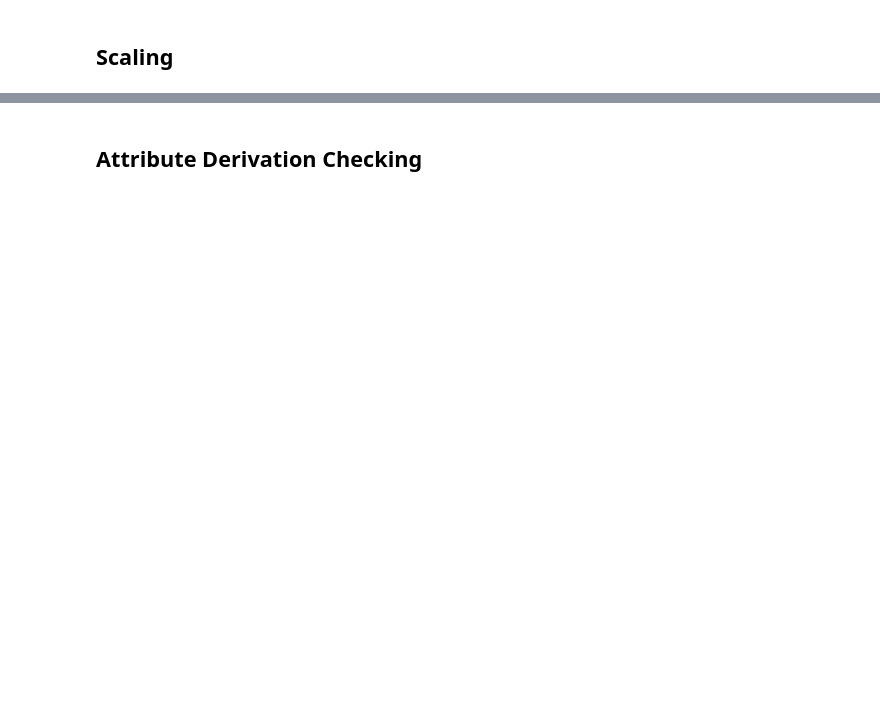
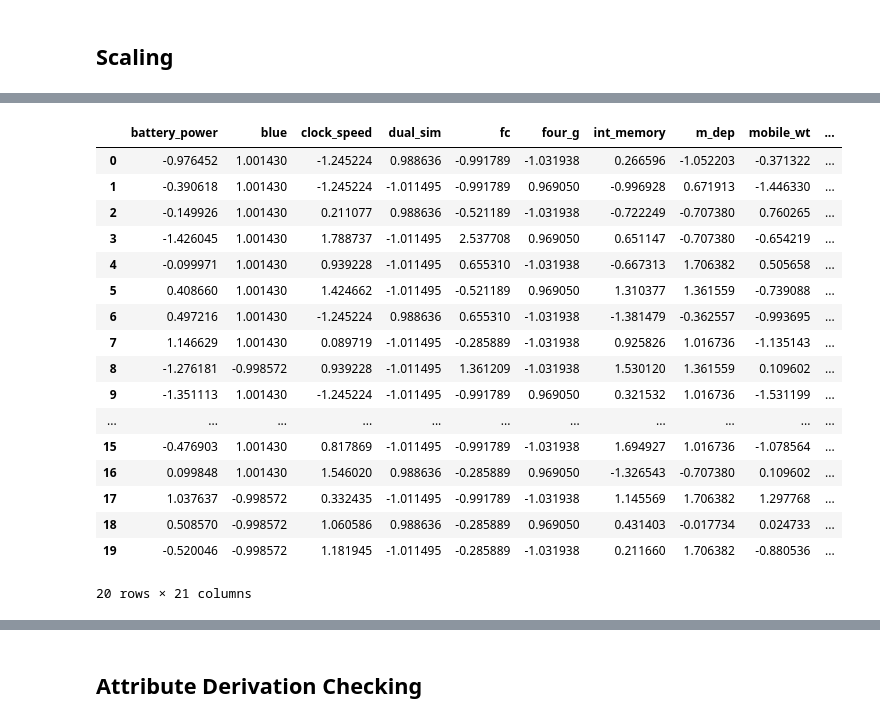
Before and after one commit to Emir515/Business-Intelligence-Assignment-2, a Jupyter notebook: BusinessIntelligence.ipynb, the cells around one changed output, grey strips where cells are left out. Cells and saved outputs as stored; diff of their text form; code cells hidden in the pictures; blank space fills up the shorter version.

```diff
--- a/BusinessIntelligence.ipynb
+++ b/BusinessIntelligence.ipynb
@@ -222 +249,22 @@ plt.show()
+# %%
+scaled_df.head(20)
+# %% [output]
+|  | battery_power | blue | clock_speed | dual_sim | fc | four_g | int_memory | m_dep | mobile_wt | ... |
+| 0 | -0.976452 | 1.001430 | -1.245224 | 0.988636 | -0.991789 | -1.031938 | 0.266596 | -1.052203 | -0.371322 | ... |
+| 1 | -0.390618 | 1.001430 | -1.245224 | -1.011495 | -0.991789 | 0.969050 | -0.996928 | 0.671913 | -1.446330 | ... |
+| 2 | -0.149926 | 1.001430 | 0.211077 | 0.988636 | -0.521189 | -1.031938 | -0.722249 | -0.707380 | 0.760265 | ... |
+| 3 | -1.426045 | 1.001430 | 1.788737 | -1.011495 | 2.537708 | 0.969050 | 0.651147 | -0.707380 | -0.654219 | ... |
+| 4 | -0.099971 | 1.001430 | 0.939228 | -1.011495 | 0.655310 | -1.031938 | -0.667313 | 1.706382 | 0.505658 | ... |
+| 5 | 0.408660 | 1.001430 | 1.424662 | -1.011495 | -0.521189 | 0.969050 | 1.310377 | 1.361559 | -0.739088 | ... |
+| 6 | 0.497216 | 1.001430 | -1.245224 | 0.988636 | 0.655310 | -1.031938 | -1.381479 | -0.362557 | -0.993695 | ... |
+| 7 | 1.146629 | 1.001430 | 0.089719 | -1.011495 | -0.285889 | -1.031938 | 0.925826 | 1.016736 | -1.135143 | ... |
+| 8 | -1.276181 | -0.998572 | 0.939228 | -1.011495 | 1.361209 | -1.031938 | 1.530120 | 1.361559 | 0.109602 | ... |
+| 9 | -1.351113 | 1.001430 | -1.245224 | -1.011495 | -0.991789 | 0.969050 | 0.321532 | 1.016736 | -1.531199 | ... |
+| ... | ... | ... | ... | ... | ... | ... | ... | ... | ... | ... |
+| 15 | -0.476903 | 1.001430 | 0.817869 | -1.011495 | -0.991789 | -1.031938 | 1.694927 | 1.016736 | -1.078564 | ... |
+| 16 | 0.099848 | 1.001430 | 1.546020 | 0.988636 | -0.285889 | 0.969050 | -1.326543 | -0.707380 | 0.109602 | ... |
+| 17 | 1.037637 | -0.998572 | 0.332435 | -1.011495 | -0.991789 | -1.031938 | 1.145569 | 1.706382 | 1.297768 | ... |
+| 18 | 0.508570 | -0.998572 | 1.060586 | 0.988636 | -0.285889 | 0.969050 | 0.431403 | -0.017734 | 0.024733 | ... |
+| 19 | -0.520046 | -0.998572 | 1.181945 | -1.011495 | -0.285889 | -1.031938 | 0.211660 | 1.706382 | -0.880536 | ... |
+20 rows × 21 columns
 # %%
```
Also changed, not shown: parts of 17 cells of this notebook.
